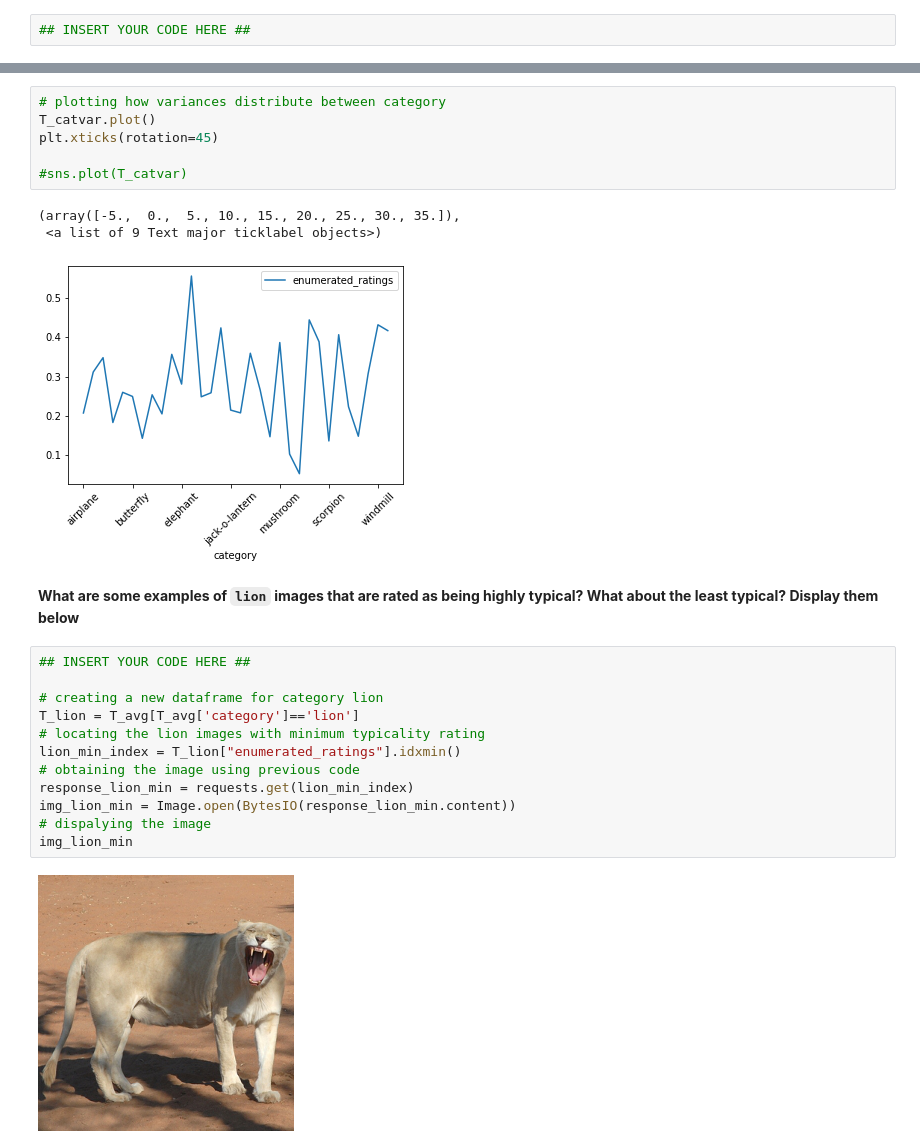
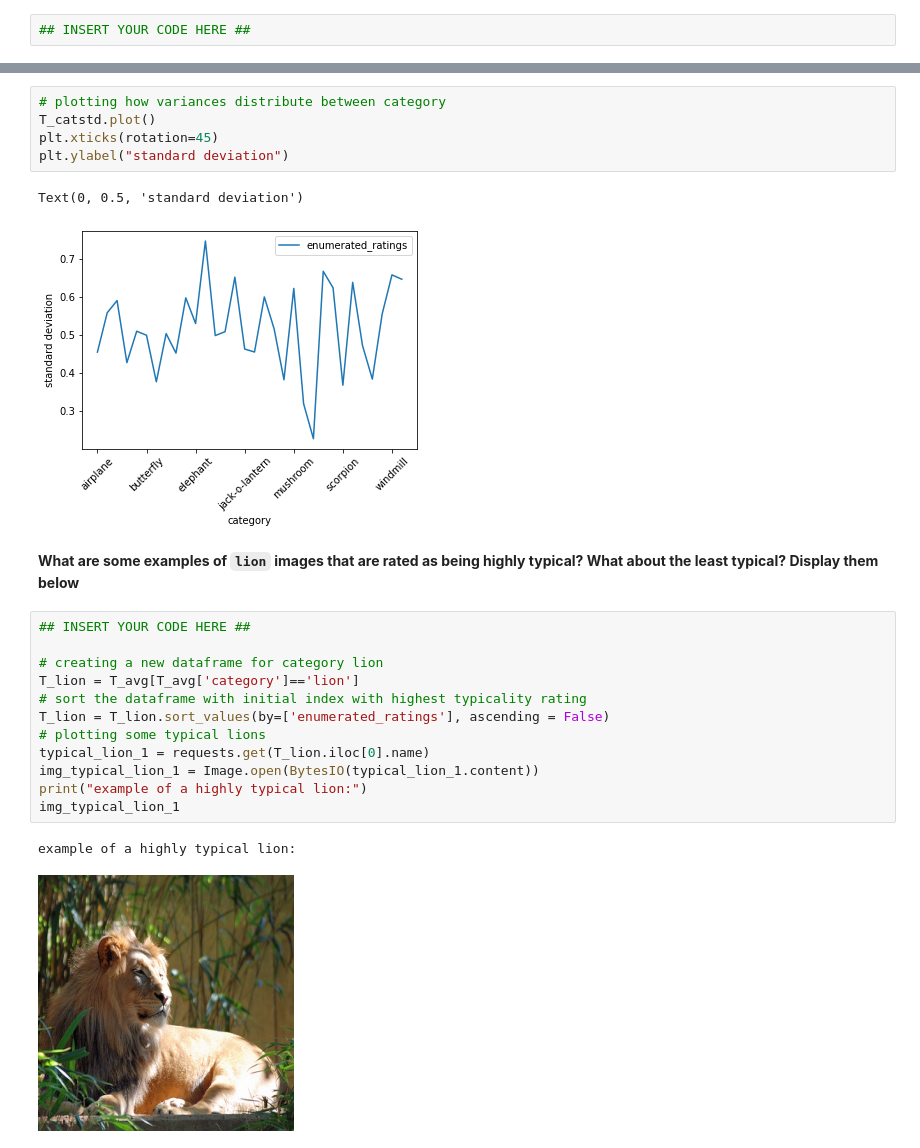
Before and after one commit to mfan3/labs, a Jupyter notebook: lab1/psyc193_lab1_mufan.ipynb, the cells around one changed output, grey strips where cells are left out. Saved outputs shown, nothing was run; the diff lists cells and outputs as text.

```diff
--- a/lab1/psyc193_lab1_mufan.ipynb
+++ b/lab1/psyc193_lab1_mufan.ipynb
@@ -331,26 +343,25 @@ T_catvar.head()
 # %%
 # plotting how variances distribute between category
-T_catvar.plot()
+T_catstd.plot()
 plt.xticks(rotation=45)
-
-#sns.plot(T_catvar)
+plt.ylabel("standard deviation")
 # %% [output]
-(array([-5.,  0.,  5., 10., 15., 20., 25., 30., 35.]),
- <a list of 9 Text major ticklabel objects>)
+Text(0, 0.5, 'standard deviation')
-[figure, old version]
+[figure, new version]
 # %% [markdown]
 **What are some examples of `lion` images that are rated as being highly typical? What about the least typical? Display them below**
 # %%
 ## INSERT YOUR CODE HERE ##
 
 # creating a new dataframe for category lion
 T_lion = T_avg[T_avg['category']=='lion']
-# locating the lion images with minimum typicality rating
-lion_min_index = T_lion["enumerated_ratings"].idxmin()
-# obtaining the image using previous code
-response_lion_min = requests.get(lion_min_index)
-img_lion_min = Image.open(BytesIO(response_lion_min.content))
-# dispalying the image
-img_lion_min
+# sort the dataframe with initial index with highest typicality rating
+T_lion = T_lion.sort_values(by=['enumerated_ratings'], ascending = False)
+# plotting some typical lions
+typical_lion_1 = requests.get(T_lion.iloc[0].name)
+img_typical_lion_1 = Image.open(BytesIO(typical_lion_1.content))
+print("example of a highly typical lion:")
+img_typical_lion_1
 # %% [output]
+example of a highly typical lion:
-[figure, old version]
+[figure, new version]
```
Also changed, not shown: parts of 30 cells of this notebook, 3 other files.
